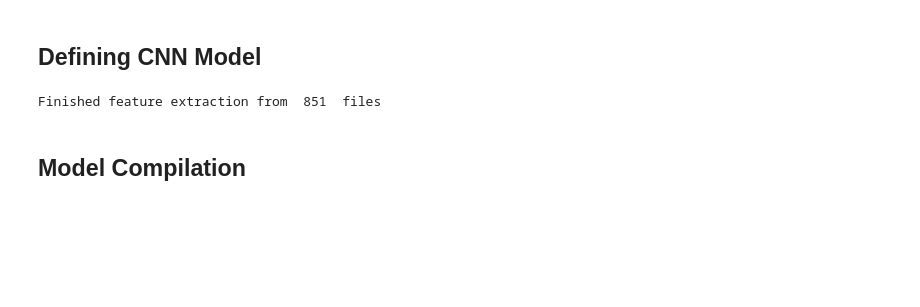
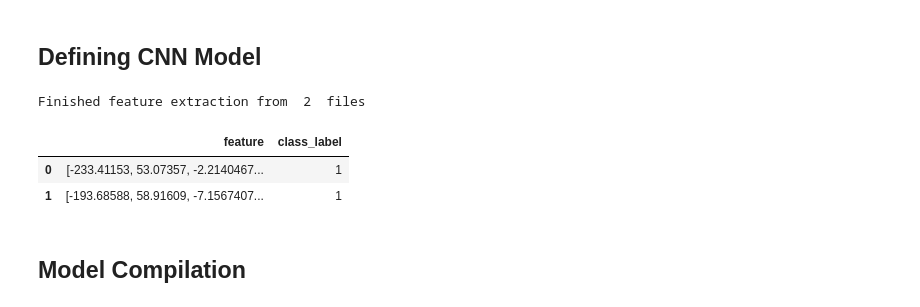
Before and after one commit to ZehraMogulkoc/Gunshot_Detection, a Jupyter notebook: prediction_model.ipynb, the cells around one changed output. Cells and saved outputs as stored; diff of their text form; code cells hidden in the pictures; blank space fills up the shorter version.

```diff
--- a/prediction_model.ipynb
+++ b/prediction_model.ipynb
@@ -411,7 +413,7 @@ Use this cell to train data on specific set of files only
 # # Set the path to the full UrbanSound dataset
 features_custom = []
 
-path_to_files = r"D:\iot_project\Downloaded Gunshots"
+path_to_files = r"D:\iot_project\Fold_increased\Yeni klasör"
 # Iterate through each sound file and extract the features
 for file in os.listdir(path_to_files):
     file_name = os.path.join(path_to_files, file)
@@ -427,7 +429,13 @@ print('Finished feature extraction from ', len(featuresdf_custom), ' files')
 # del featuresdf
 featuresdf2 = featuresdf_custom
 # %% [output]
-Finished feature extraction from  851  files
+Finished feature extraction from  2  files
+# %%
+featuresdf2
+# %% [output]
+|  | feature | class_label |
+| 0 | [-233.41153, 53.07357, -2.2140467... | 1 |
+| 1 | [-193.68588, 58.91609, -7.1567407... | 1 |
 # %%
 # Update featuresdf with data from featuresdf2
 featuresdf.update(featuresdf2)
```
Also changed, not shown: parts of 20 cells of this notebook.
